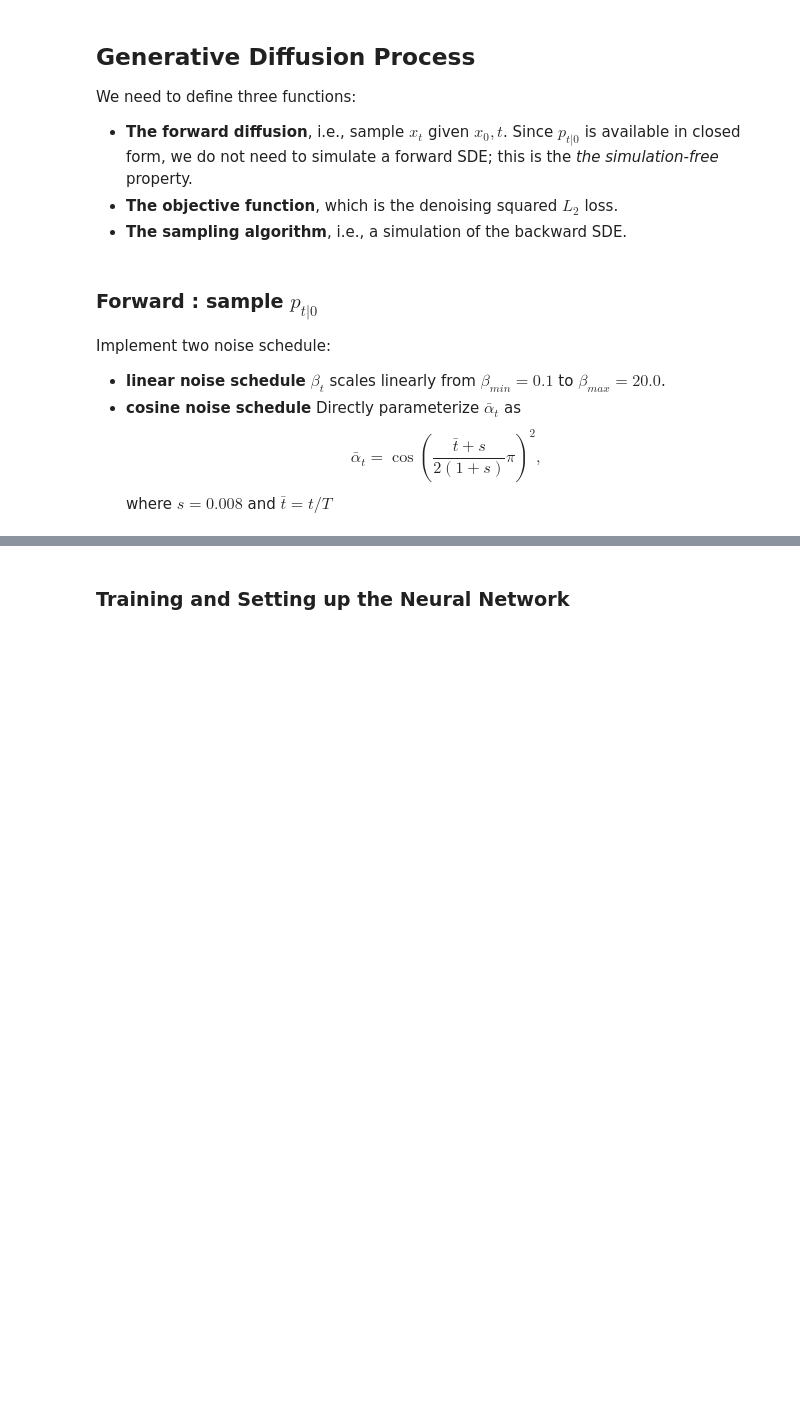
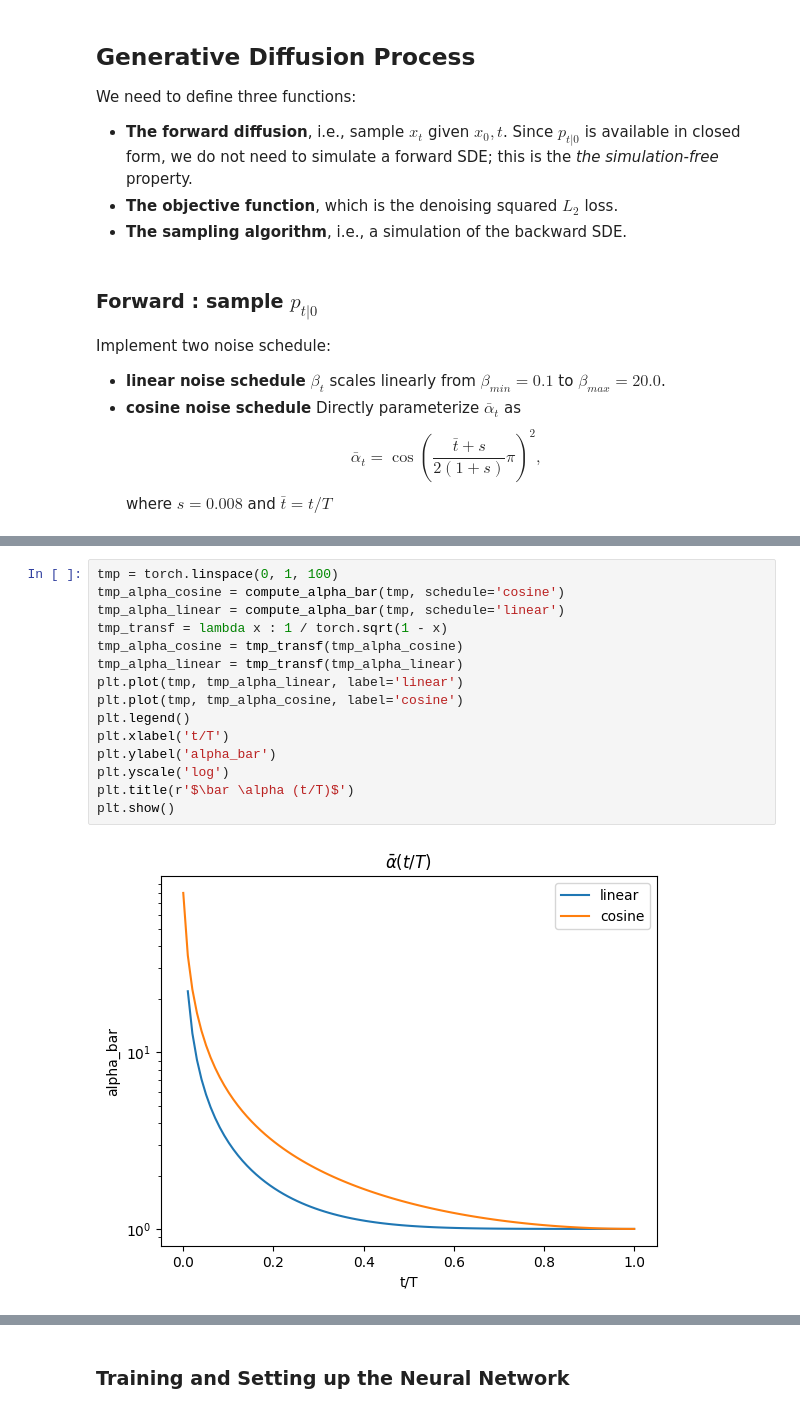
Before and after one commit to darioShar/PadovaDiffusion, a Jupyter notebook: Course 1: Classical Diffusion Models/course_1_solution.ipynb, the cells around one changed output, grey strips where cells are left out. Saved outputs shown, nothing was run; the diff lists cells and outputs as text; blank space fills up the shorter version.

```diff
--- a/Course 1: Classical Diffusion Models/course_1_solution.ipynb
+++ b/Course 1: Classical Diffusion Models/course_1_solution.ipynb
@@ -302,3 +316,20 @@ def forward(x_start, t, T, schedule = 'linear'):
+# %%
+tmp = torch.linspace(0, 1, 100)
+tmp_alpha_cosine = compute_alpha_bar(tmp, schedule='cosine')
+tmp_alpha_linear = compute_alpha_bar(tmp, schedule='linear')
+tmp_transf = lambda x : 1 / torch.sqrt(1 - x)
+tmp_alpha_cosine = tmp_transf(tmp_alpha_cosine)
+tmp_alpha_linear = tmp_transf(tmp_alpha_linear)
+plt.plot(tmp, tmp_alpha_linear, label='linear')
+plt.plot(tmp, tmp_alpha_cosine, label='cosine')
+plt.legend()
+plt.xlabel('t/T')
+plt.ylabel('alpha_bar')
+plt.yscale('log')
+plt.title(r'$\bar \alpha (t/T)$')
+plt.show()
+# %% [output]
+[figure, added]
 # %%
 
 # check the forward process by plotting the empirical marginals p_t, for some t and empirical samples
```
Also changed, not shown: parts of 10 cells of this notebook, 2 other files.
